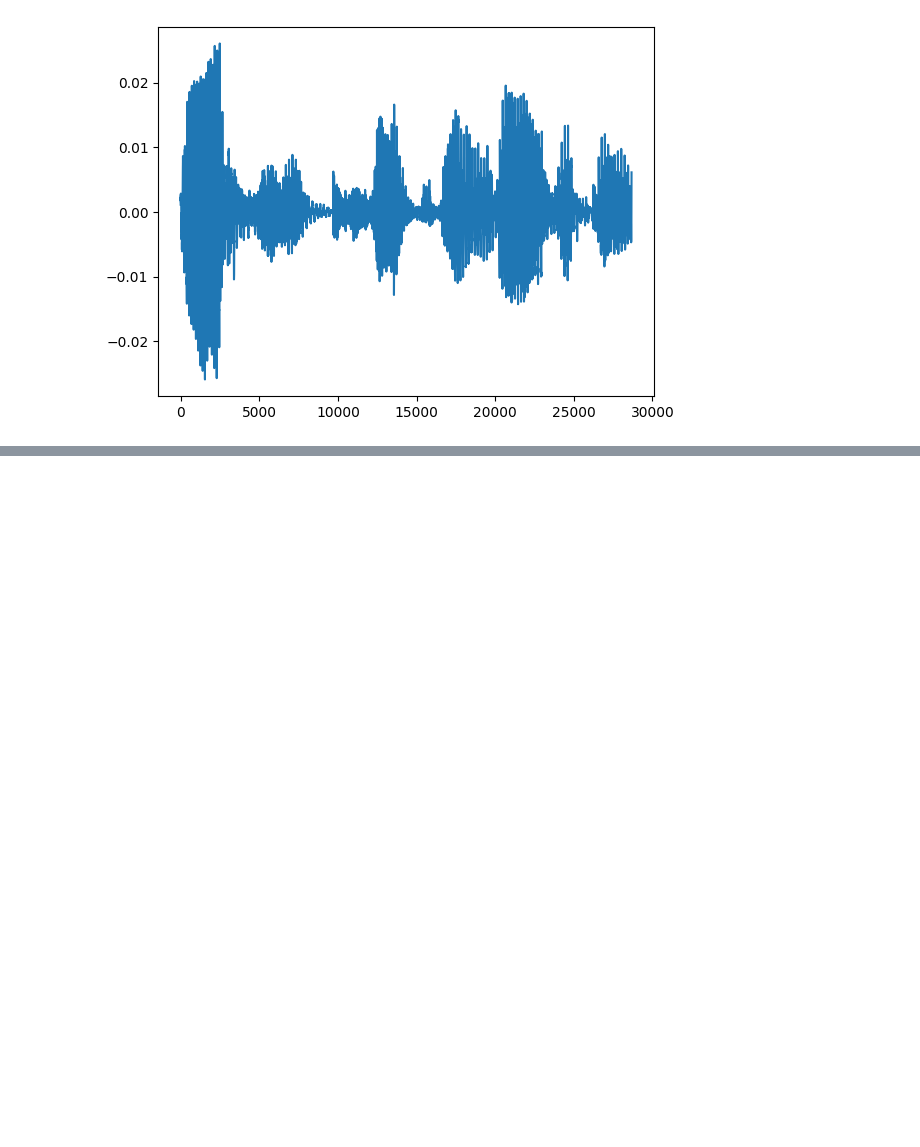
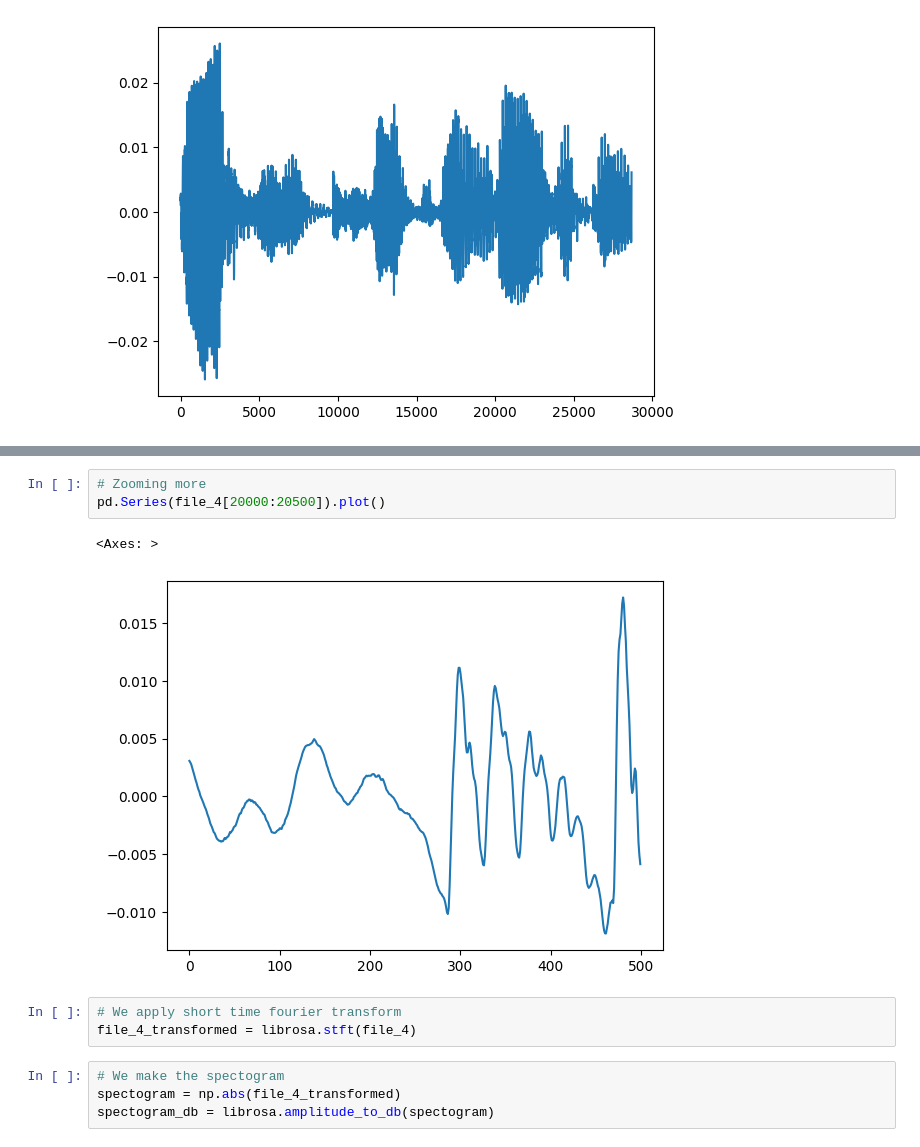
Before and after one commit to khirobenn/RAVDESS-Emotion-Recognition-from-Speech, a Jupyter notebook: speech-emotion-recognitin.ipynb, the cells around one changed output, grey strips where cells are left out. Cells and saved outputs as stored; diff of their text form; blank space fills up the shorter version.

Commit message:
Using one audio file to analyse the data, applying stft..

```diff
--- a/speech-emotion-recognitin.ipynb
+++ b/speech-emotion-recognitin.ipynb
@@ -32,0 +40,13 @@ pd.Series(file_4).plot()
+# %%
+# Zooming more
+pd.Series(file_4[20000:20500]).plot()
+# %% [output]
+<Axes: >
+[figure, added]
+# %%
+# We apply short time fourier transform
+file_4_transformed = librosa.stft(file_4)
+# %%
+# We make the spectogram
+spectogram = np.abs(file_4_transformed)
+spectogram_db = librosa.amplitude_to_db(spectogram)
```
Also changed, not shown: parts of 3 cells of this notebook.
